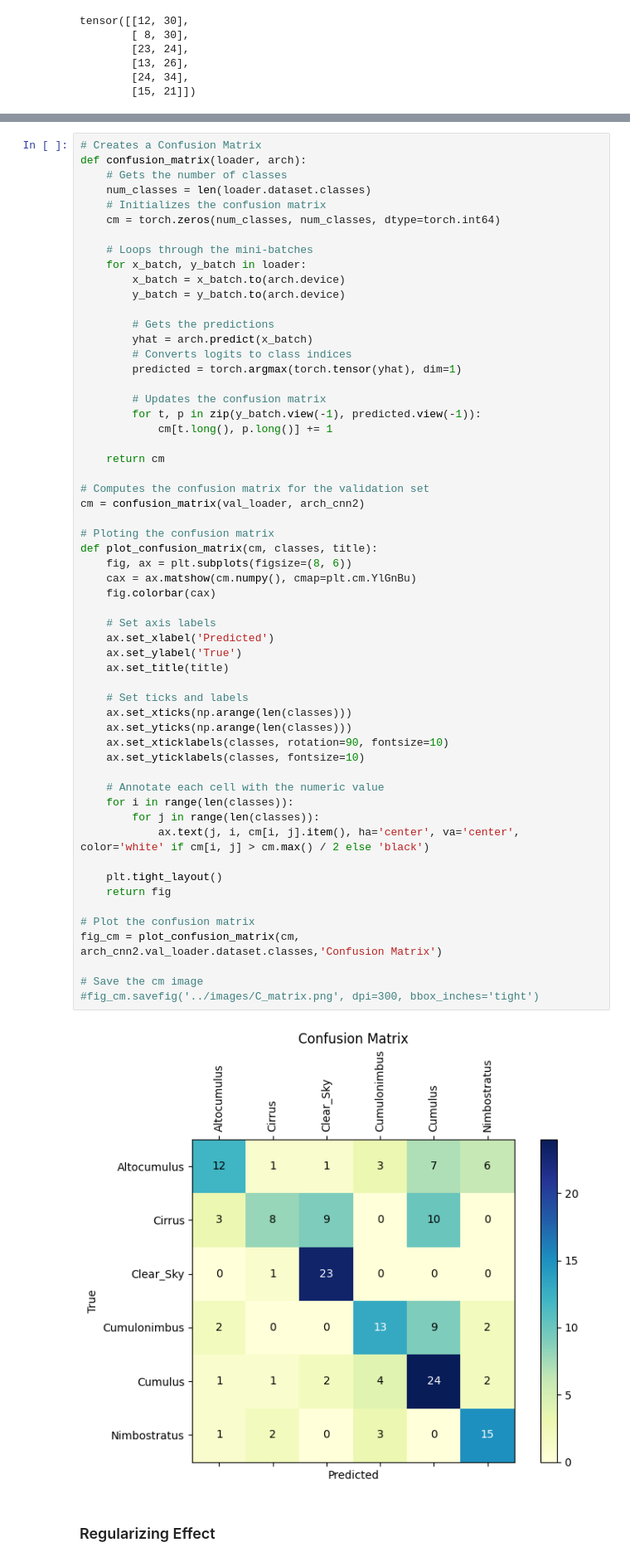
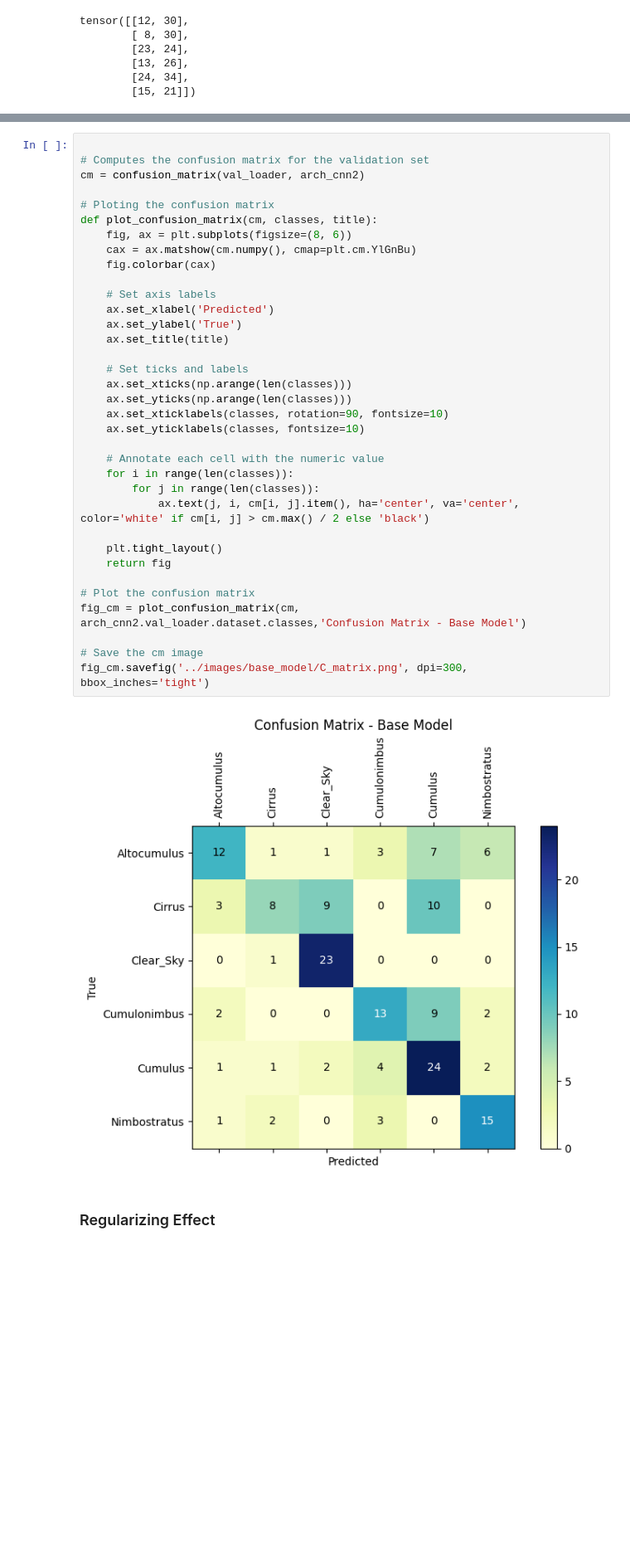
Before and after one commit to eduardocholuck/cloud_types_classification, a Jupyter notebook: notebooks/model_base.ipynb, the cells around one changed output, grey strips where cells are left out. Shown at 83% size. Drawn from its saved outputs; the diff is of its cells as text; blank space fills up the shorter version.

```diff
--- a/notebooks/model_base.ipynb
+++ b/notebooks/model_base.ipynb
@@ -870,62 +882,40 @@ tensor([ 95, 165])
 # %%
-# Creates a Confusion Matrix
-def confusion_matrix(loader, arch):
-    # Gets the number of classes
-    num_classes = len(loader.dataset.classes)
-    # Initializes the confusion matrix
-    cm = torch.zeros(num_classes, num_classes, dtype=torch.int64)
-
-    # Loops through the mini-batches
-    for x_batch, y_batch in loader:
-        x_batch = x_batch.to(arch.device)
-        y_batch = y_batch.to(arch.device)
-
-        # Gets the predictions
-        yhat = arch.predict(x_batch)
-        # Converts logits to class indices
-        predicted = torch.argmax(torch.tensor(yhat), dim=1)
-
-        # Updates the confusion matrix
-        for t, p in zip(y_batch.view(-1), predicted.view(-1)):
-            cm[t.long(), p.long()] += 1
-
-    return cm
 
 # Computes the confusion matrix for the validation set
 cm = confusion_matrix(val_loader, arch_cnn2)
 
 # Ploting the confusion matrix
 def plot_confusion_matrix(cm, classes, title):
     fig, ax = plt.subplots(figsize=(8, 6))
     cax = ax.matshow(cm.numpy(), cmap=plt.cm.YlGnBu)
     fig.colorbar(cax)
 
     # Set axis labels
     ax.set_xlabel('Predicted')
     ax.set_ylabel('True')
     ax.set_title(title)
 
     # Set ticks and labels
     ax.set_xticks(np.arange(len(classes)))
     ax.set_yticks(np.arange(len(classes)))
     ax.set_xticklabels(classes, rotation=90, fontsize=10)
     ax.set_yticklabels(classes, fontsize=10)
 
     # Annotate each cell with the numeric value
     for i in range(len(classes)):
         for j in range(len(classes)):
             ax.text(j, i, cm[i, j].item(), ha='center', va='center', color='white' if cm[i, j] > cm.max() / 2 else 'black')
 
     plt.tight_layout()
     return fig
 
 # Plot the confusion matrix
-fig_cm = plot_confusion_matrix(cm, arch_cnn2.val_loader.dataset.classes,'Confusion Matrix')
+fig_cm = plot_confusion_matrix(cm, arch_cnn2.val_loader.dataset.classes,'Confusion Matrix - Base Model')
 
 # Save the cm image
-#fig_cm.savefig('../images/C_matrix.png', dpi=300, bbox_inches='tight')
+fig_cm.savefig('../images/base_model/C_matrix.png', dpi=300, bbox_inches='tight')
 # %% [output]
-[figure, old version]
+[figure, new version]
 # %% [markdown]
 ### Regularizing Effect
 # %%
```
Also changed, not shown: parts of 21 cells of this notebook, 10 other files.
